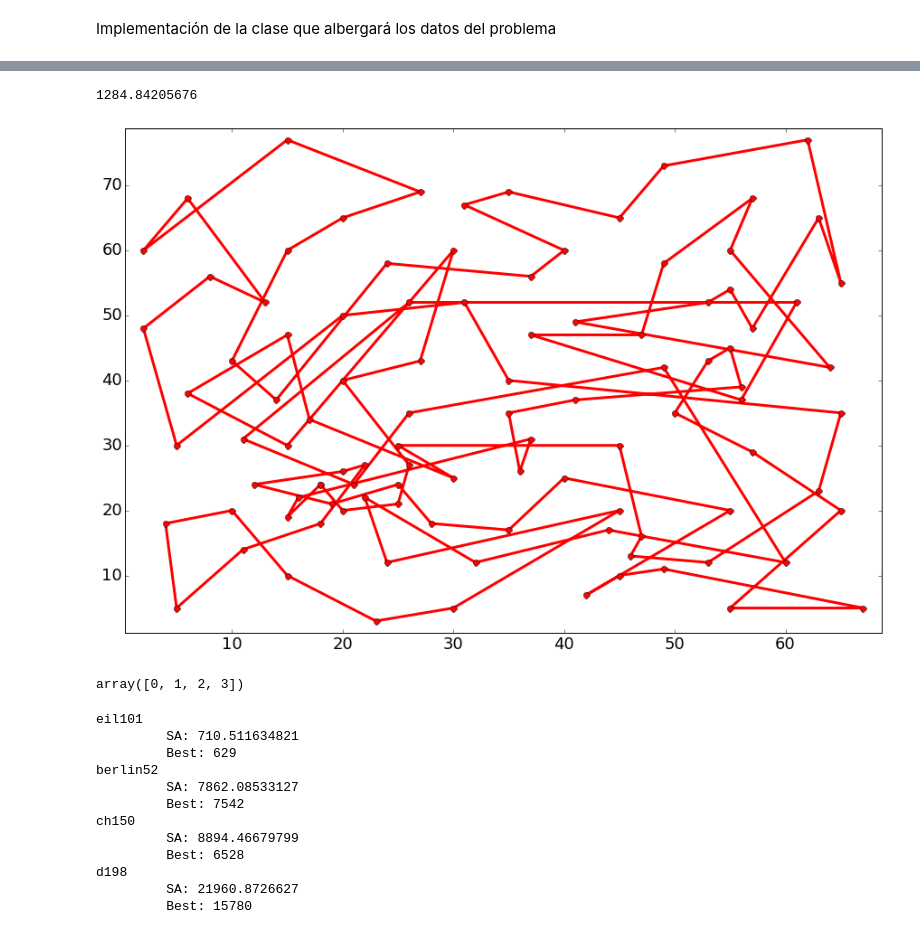
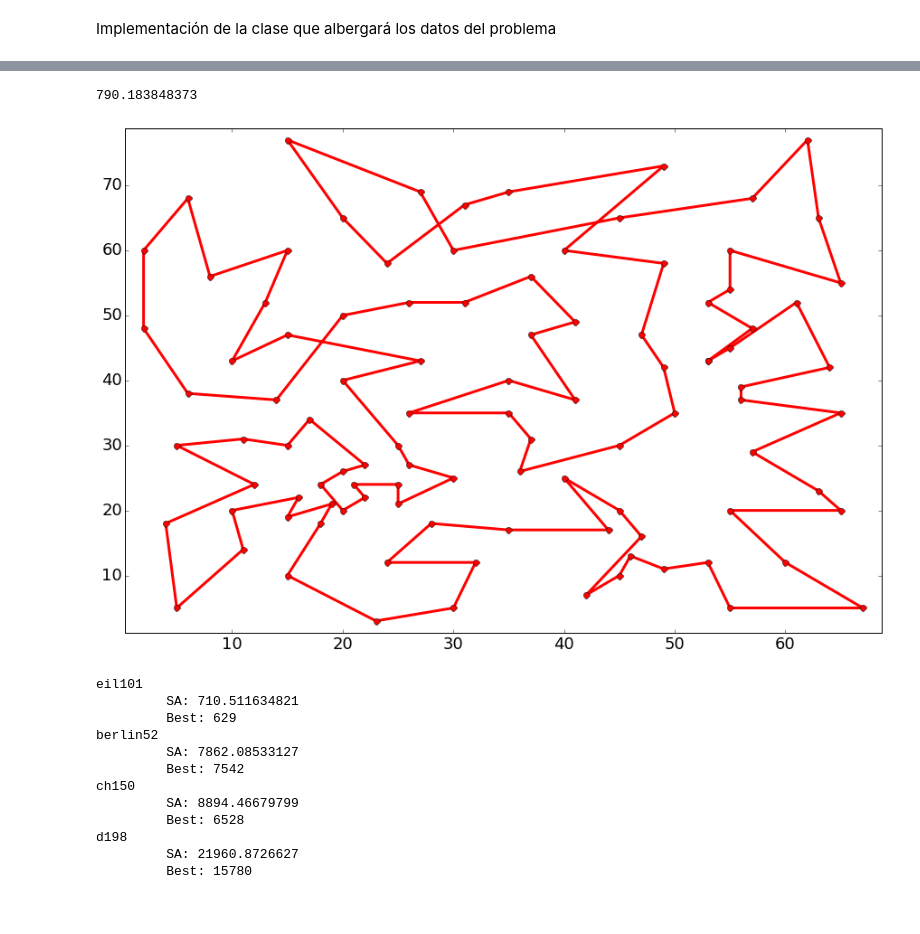
Before and after one commit to NCordon/tsp, a Jupyter notebook: tsp.ipynb, the cells around one changed output, grey strips where cells are left out. Saved outputs shown, nothing was run; the diff lists cells and outputs as text; code cells hidden in the pictures.

Commit message:
Ajustando tabú search. No es mejor que el simulated annealing aún

```diff
--- a/tsp.ipynb
+++ b/tsp.ipynb
@@ -276,24 +302,22 @@ for f in files:
 # %%
 semilla = 12345678
 f = 'eil101.tsp'
 
 seed(semilla)
 name = f[:-4]
 problems[name] = TSP(f)
 size = len(problems[name].points)
-n_iter = size*300
-coef_tenencia = 0.07
-aspiration_tol = 1.05
-ts_solutions[name] = problems[name].tabu_search(n_iter, 10, coef_tenencia, aspiration_tol)
+n_iter = size*100
+coef_tenencia = 0.05
+aspiration_tol = 1.01
+limit_restart = 1
+max_vecinos = 35
+ts_solutions[name] = problems[name].tabu_search(n_iter, max_vecinos, coef_tenencia, aspiration_tol, limit_restart)
 print(ts_solutions[name].cost)
 problems[name].print_solution(ts_solutions[name])
 # %% [output]
-1284.84205676
+790.183848373
-[figure, old version]
+[figure, new version]
-# %%
-problems['berlin52'].make_permutation(edge_freq)
-# %% [output]
-array([0, 1, 2, 3])
 # %%
 for name in problems:
     print (name
```
Also changed, not shown: parts of 2 cells of this notebook.
